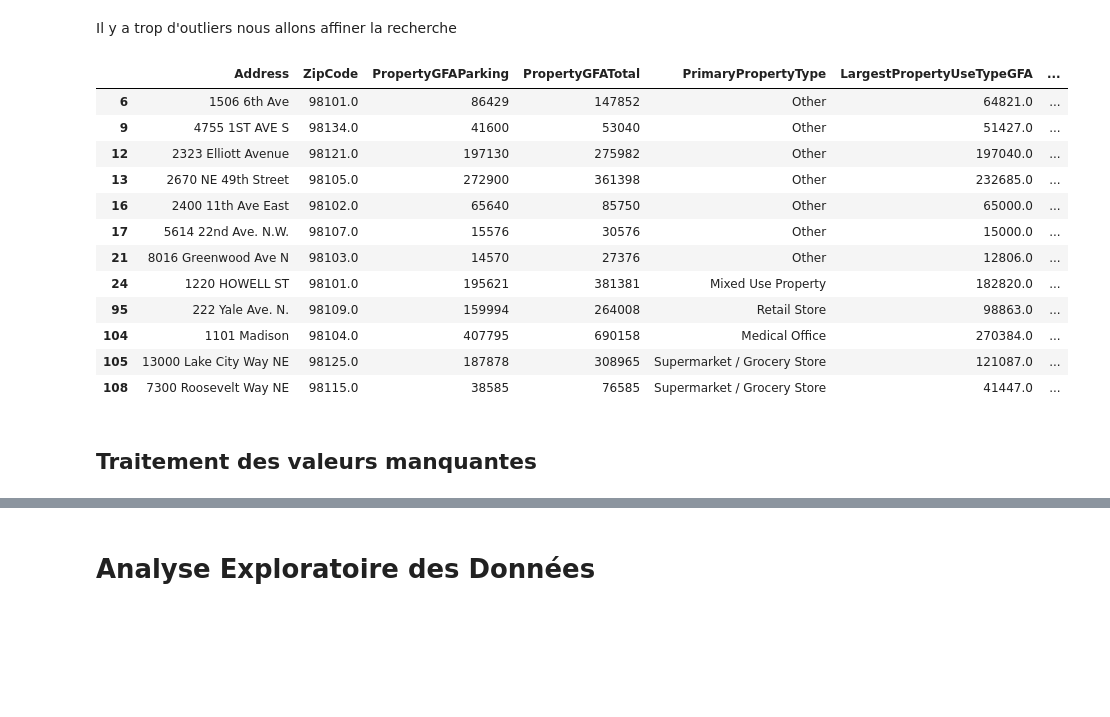
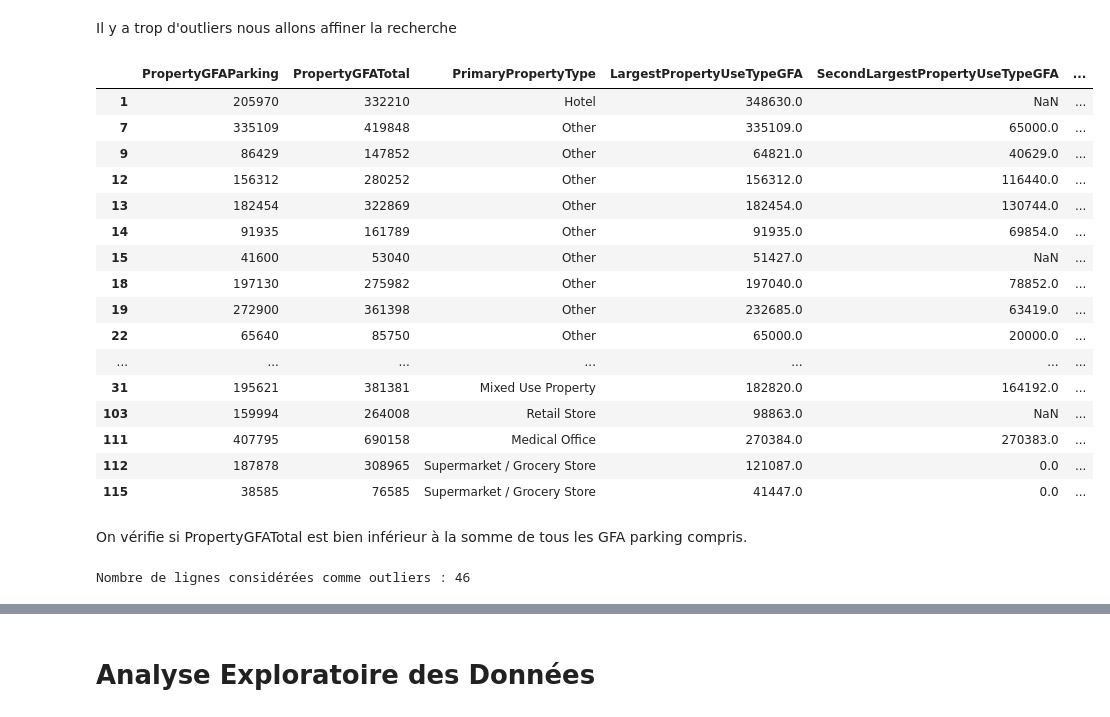
Before and after one commit to Stely-data/OC-Projet-4, a Jupyter notebook: Deveau_Estelle_1_notebook_exploratoire_022024.ipynb, the cells around one changed output, grey strips where cells are left out. Saved outputs shown, nothing was run; the diff lists cells and outputs as text; code cells hidden in the pictures; blank space fills up the shorter version.

```diff
--- a/Deveau_Estelle_1_notebook_exploratoire_022024.ipynb
+++ b/Deveau_Estelle_1_notebook_exploratoire_022024.ipynb
@@ -403,0 +435,3 @@ df_filtered = df_filtered[~df_filtered['LargestPropertyUseType'].str.contains("L
+# %%
+df_filtered = df_filtered[~df_filtered['ComplianceStatus'].str.contains("Non-Compliant", na=False)].copy()
+df_filtered = df_filtered[~df_filtered['ComplianceStatus'].str.contains("Error", na=False)].copy()
@@ -404,3 +452,8 @@ df_filtered = df_filtered[~df_filtered['LargestPropertyUseType'].str.contains("L
+# %%
+df_filtered = df_filtered[~df_filtered['Outlier'].str.contains("Low outlier", na=False)].copy()
+df_filtered = df_filtered[~df_filtered['Outlier'].str.contains("High outlier", na=False)].copy()
+# %%
+df_filtered = df_filtered.drop(columns=['ComplianceStatus','Outlier']).copy()
 # %%
 df_filtered.shape
 # %% [output]
@@ -734,8 +783,8 @@ def is_outlier(row):
     # Calculer la somme des trois plus grandes utilisations de la propriété
     total_gfa = largest_gfa + second_largest_gfa + third_largest_gfa
 
-    # Vérifier si PropertyGFATotal est strictement inférieur à cette somme (marge de 2%)'
-    return row['PropertyGFATotal'] < (total_gfa * 0.98)
+    # Vérifier si PropertyGFATotal est strictement inférieur à cette somme (marge de 5%)'
+    return row['PropertyGFATotal'] < (total_gfa * 0.95)
 
 # Appliquer la fonction à chaque ligne du DataFrame pour identifier les outliers
 df_filtered['is_outlier'] = df_filtered.apply(is_outlier, axis=1)
@@ -809,22 +856,26 @@ Il y a trop d'outliers nous allons affiner la recherche
 # %%
 condition_check = outliers.apply(lambda row: row['PropertyGFAParking'] >= (row['PropertyGFATotal'] / 2) and row['PrimaryPropertyType'] != "Parking", axis=1)
 
 # Sélectionner les lignes qui répondent à la condition
 filtered_outliers = outliers[condition_check]
 
 # Afficher les résultats
-filtered_outliers[['Address', 'ZipCode', 'PropertyGFAParking', 'PropertyGFATotal', 'PrimaryPropertyType', 'LargestPropertyUseTypeGFA', 'SecondLargestPropertyUseTypeGFA','ThirdLargestPropertyUseTypeGFA']]
+filtered_outliers[['PropertyGFAParking', 'PropertyGFATotal', 'PrimaryPropertyType', 'LargestPropertyUseTypeGFA', 'SecondLargestPropertyUseTypeGFA','ThirdLargestPropertyUseTypeGFA']]
 # %% [output]
-|  | Address | ZipCode | PropertyGFAParking | PropertyGFATotal | PrimaryPropertyType | LargestPropertyUseTypeGFA | ... |
-| 6 | 1506 6th Ave | 98101.0 | 86429 | 147852 | Other | 64821.0 | ... |
-| 9 | 4755 1ST AVE S | 98134.0 | 41600 | 53040 | Other | 51427.0 | ... |
-| 12 | 2323 Elliott Avenue | 98121.0 | 197130 | 275982 | Other | 197040.0 | ... |
-| 13 | 2670 NE 49th Street | 98105.0 | 272900 | 361398 | Other | 232685.0 | ... |
-| 16 | 2400 11th Ave East | 98102.0 | 65640 | 85750 | Other | 65000.0 | ... |
-| 17 | 5614 22nd Ave. N.W. | 98107.0 | 15576 | 30576 | Other | 15000.0 | ... |
-| 21 | 8016 Greenwood Ave N | 98103.0 | 14570 | 27376 | Other | 12806.0 | ... |
-| 24 | 1220 HOWELL ST | 98101.0 | 195621 | 381381 | Mixed Use Property | 182820.0 | ... |
-| 95 | 222 Yale Ave. N. | 98109.0 | 159994 | 264008 | Retail Store | 98863.0 | ... |
-| 104 | 1101 Madison | 98104.0 | 407795 | 690158 | Medical Office | 270384.0 | ... |
-| 105 | 13000 Lake City Way NE | 98125.0 | 187878 | 308965 | Supermarket / Grocery Store | 121087.0 | ... |
-| 108 | 7300 Roosevelt Way NE | 98115.0 | 38585 | 76585 | Supermarket / Grocery Store | 41447.0 | ... |
+|  | PropertyGFAParking | PropertyGFATotal | PrimaryPropertyType | LargestPropertyUseTypeGFA | SecondLargestPropertyUseTypeGFA | ... |
+| 1 | 205970 | 332210 | Hotel | 348630.0 | NaN | ... |
+| 7 | 335109 | 419848 | Other | 335109.0 | 65000.0 | ... |
+| 9 | 86429 | 147852 | Other | 64821.0 | 40629.0 | ... |
+| 12 | 156312 | 280252 | Other | 156312.0 | 116440.0 | ... |
+| 13 | 182454 | 322869 | Other | 182454.0 | 130744.0 | ... |
+| 14 | 91935 | 161789 | Other | 91935.0 | 69854.0 | ... |
+| 15 | 41600 | 53040 | Other | 51427.0 | NaN | ... |
+| 18 | 197130 | 275982 | Other | 197040.0 | 78852.0 | ... |
+| 19 | 272900 | 361398 | Other | 232685.0 | 63419.0 | ... |
+| 22 | 65640 | 85750 | Other | 65000.0 | 20000.0 | ... |
+| ... | ... | ... | ... | ... | ... | ... |
+| 31 | 195621 | 381381 | Mixed Use Property | 182820.0 | 164192.0 | ... |
+| 103 | 159994 | 264008 | Retail Store | 98863.0 | NaN | ... |
+| 111 | 407795 | 690158 | Medical Office | 270384.0 | 270383.0 | ... |
+| 112 | 187878 | 308965 | Supermarket / Grocery Store | 121087.0 | 0.0 | ... |
+| 115 | 38585 | 76585 | Supermarket / Grocery Store | 41447.0 | 0.0 | ... |
@@ -834,2 +881,0 @@ df_filtered.loc[(df_filtered['PrimaryPropertyType'] == "Other") & (df_filtered['
-# %% [markdown]
-## Traitement des valeurs manquantes
@@ -835,0 +890,28 @@ df_filtered.loc[(df_filtered['PrimaryPropertyType'] == "Other") & (df_filtered['
+# %% [markdown]
+On vérifie si PropertyGFATotal est bien inférieur à la somme de tous les GFA parking compris.
+# %%
+def check_property_gfa(row):
+    # Pas d'évaluation si PrimaryPropertyType est Parking ou PropertyGFATotal est nan
+    if row['PrimaryPropertyType'] == "Parking" or pd.isna(row['PropertyGFATotal']) or row['SecondLargestPropertyUseType'] == "Parking" or row['ThirdLargestPropertyUseType'] == "Parking":
+        return False
+
+    # Calculer la somme avec les valeurs manquantes remplacées temporairement par 0
+    total_gfa_sum = (row['LargestPropertyUseTypeGFA'] if pd.notna(row['LargestPropertyUseTypeGFA']) else 0) + \
+                    (row['SecondLargestPropertyUseTypeGFA'] if pd.notna(row['SecondLargestPropertyUseTypeGFA']) else 0) + \
+                    (row['ThirdLargestPropertyUseTypeGFA'] if pd.notna(row['ThirdLargestPropertyUseTypeGFA']) else 0) + \
+                    (row['PropertyGFAParking'] if pd.notna(row['PropertyGFAParking']) else 0)
+
+    # Vérifier si PropertyGFATotal est strictement inférieur à cette somme (marge de 5%)'
+    return row['PropertyGFATotal'] < (total_gfa_sum * 0.95)
+
+# Appliquer la fonction à chaque ligne du DataFrame pour identifier les outliers
+df_filtered['is_outlier'] = df_filtered.apply(check_property_gfa, axis=1)
+
+# Sélectionner les lignes considérées comme outliers
+outliers = df_filtered[df_filtered['is_outlier']]
+
+# Afficher le nombre de lignes considérées comme outliers
+num_outliers = len(outliers)
+print("Nombre de lignes considérées comme outliers :", num_outliers)
+# %% [output]
+Nombre de lignes considérées comme outliers : 46
```
Also changed, not shown: parts of 67 cells of this notebook.
